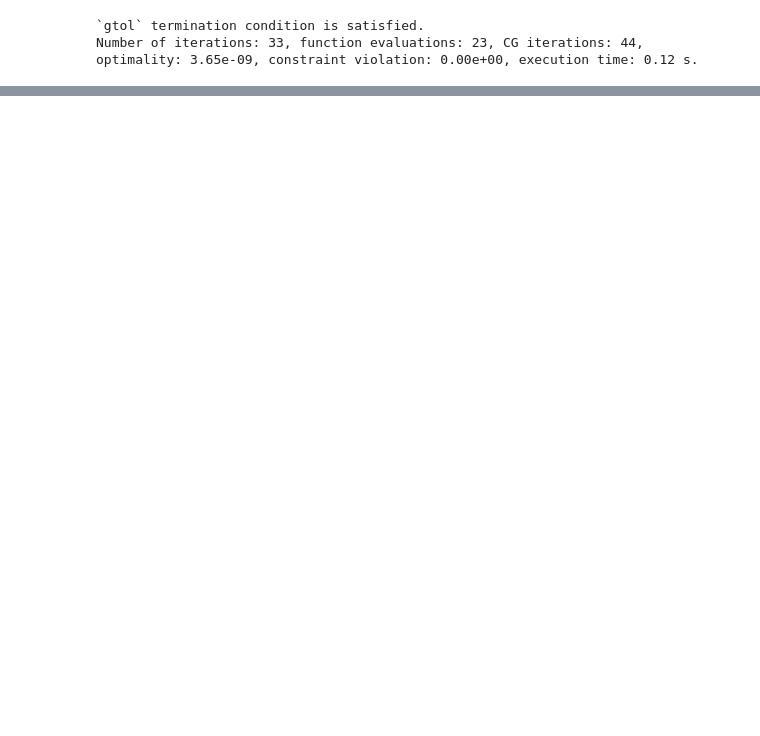
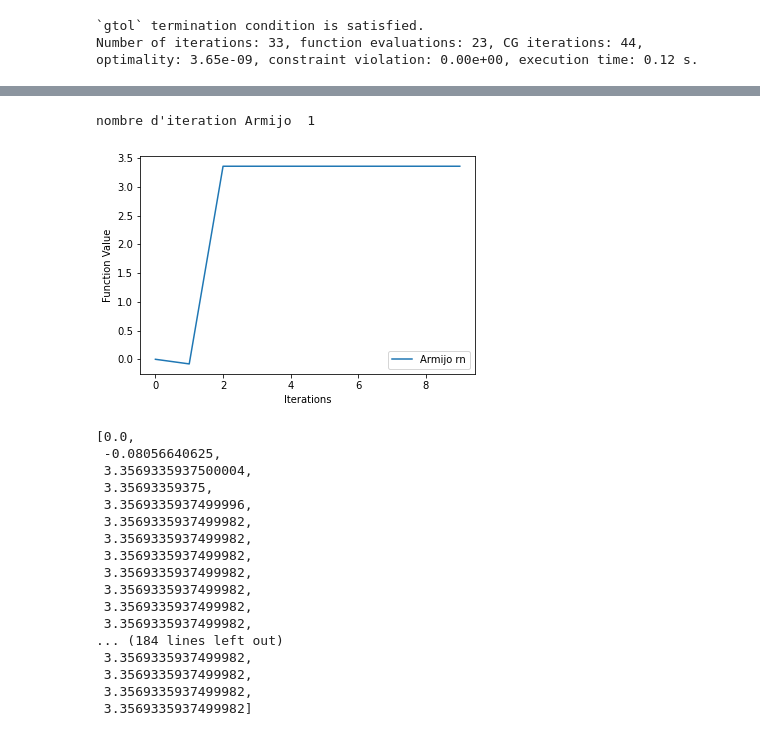
Before and after one commit to hammami991/2ing3, a Jupyter notebook: 9/Untitled6.ipynb, the cells around one changed output, grey strips where cells are left out. Drawn from its saved outputs; the diff is of its cells as text; code cells hidden in the pictures; blank space fills up the shorter version.

```diff
--- a/9/Untitled6.ipynb
+++ b/9/Untitled6.ipynb
@@ -88,0 +802,22 @@ Number of iterations: 33, function evaluations: 23, CG iterations: 44, optimalit
+# %%
+armijo()
+# %% [output]
+nombre d'iteration Armijo  1
+[figure, added]
+[0.0,
+ -0.08056640625,
+ 3.3569335937500004,
+ 3.35693359375,
+ 3.3569335937499996,
+ 3.3569335937499982,
+ 3.3569335937499982,
+ 3.3569335937499982,
+ 3.3569335937499982,
+ 3.3569335937499982,
+ 3.3569335937499982,
+ 3.3569335937499982,
+... (184 lines left out)
+ 3.3569335937499982,
+ 3.3569335937499982,
+ 3.3569335937499982,
+ 3.3569335937499982]
```
Also changed, not shown: parts of 17 cells of this notebook, 2 other files.
